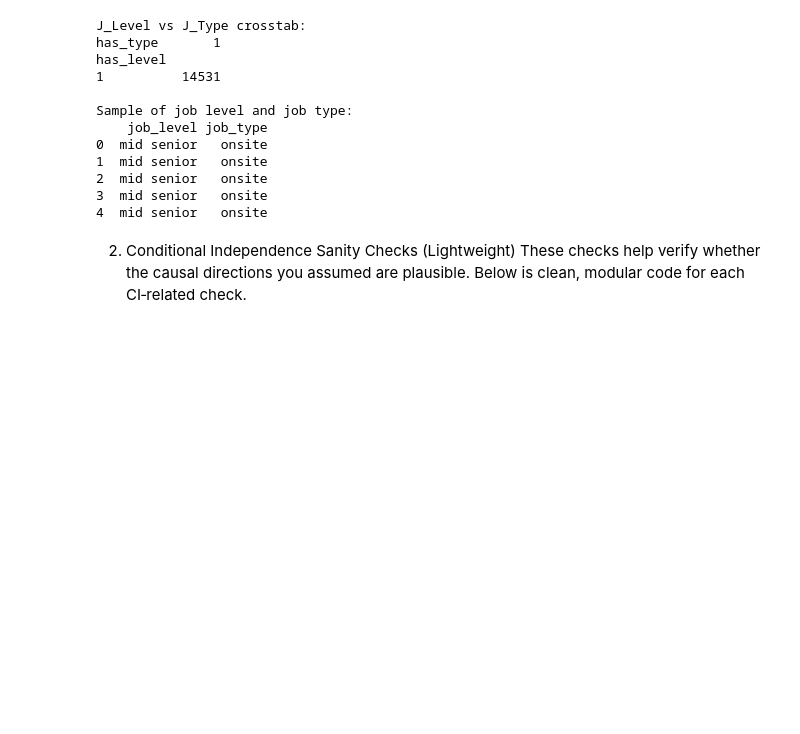
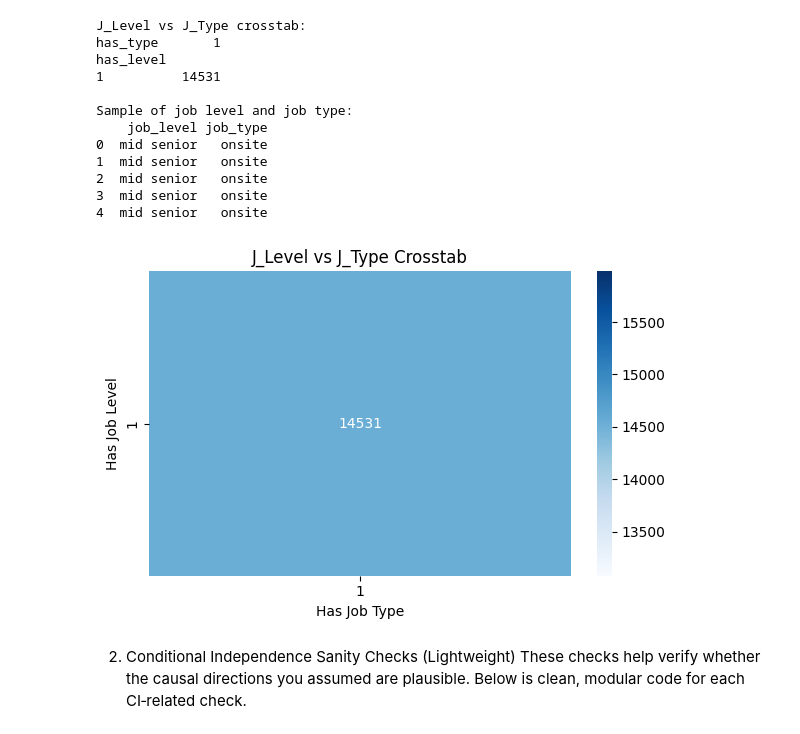
Before and after one commit to ShameerSheikh/MS_Master_Thesis_ShameerSheik, a Jupyter notebook: Shameer_AIML_MSc_Thesis_Implementation.ipynb, the cells around one changed output. Cells and saved outputs as stored; diff of their text form; code cells hidden in the pictures; blank space fills up the shorter version.

```diff
--- a/Shameer_AIML_MSc_Thesis_Implementation.ipynb
+++ b/Shameer_AIML_MSc_Thesis_Implementation.ipynb
@@ -2244,6 +2357,30 @@ Sample of job level and job type:
 2  mid senior   onsite
 3  mid senior   onsite
 4  mid senior   onsite
+# %%
+import pandas as pd
+import seaborn as sns
+import matplotlib.pyplot as plt
+
+# --- Encode simple categorical proxies ---
+jobs["has_level"] = jobs["job_level"].notna().astype(int)
+jobs["has_type"] = jobs["job_type"].notna().astype(int)
+
+# --- Crosstab ---
+ct = pd.crosstab(jobs["has_level"], jobs["has_type"])
+
+# ============================
+# HEATMAP PLOT ONLY
+# ============================
+plt.figure(figsize=(6,4))
+sns.heatmap(ct, annot=True, fmt="d", cmap="Blues")
+plt.title("J_Level vs J_Type Crosstab")
+plt.xlabel("Has Job Type")
+plt.ylabel("Has Job Level")
+plt.tight_layout()
+plt.show()
+# %% [output]
+[figure, added]
 # %% [markdown]
 2. Conditional Independence Sanity Checks (Lightweight)
 These checks help verify whether the causal directions you assumed are plausible.
```
Also changed, not shown: parts of 9 cells of this notebook.
